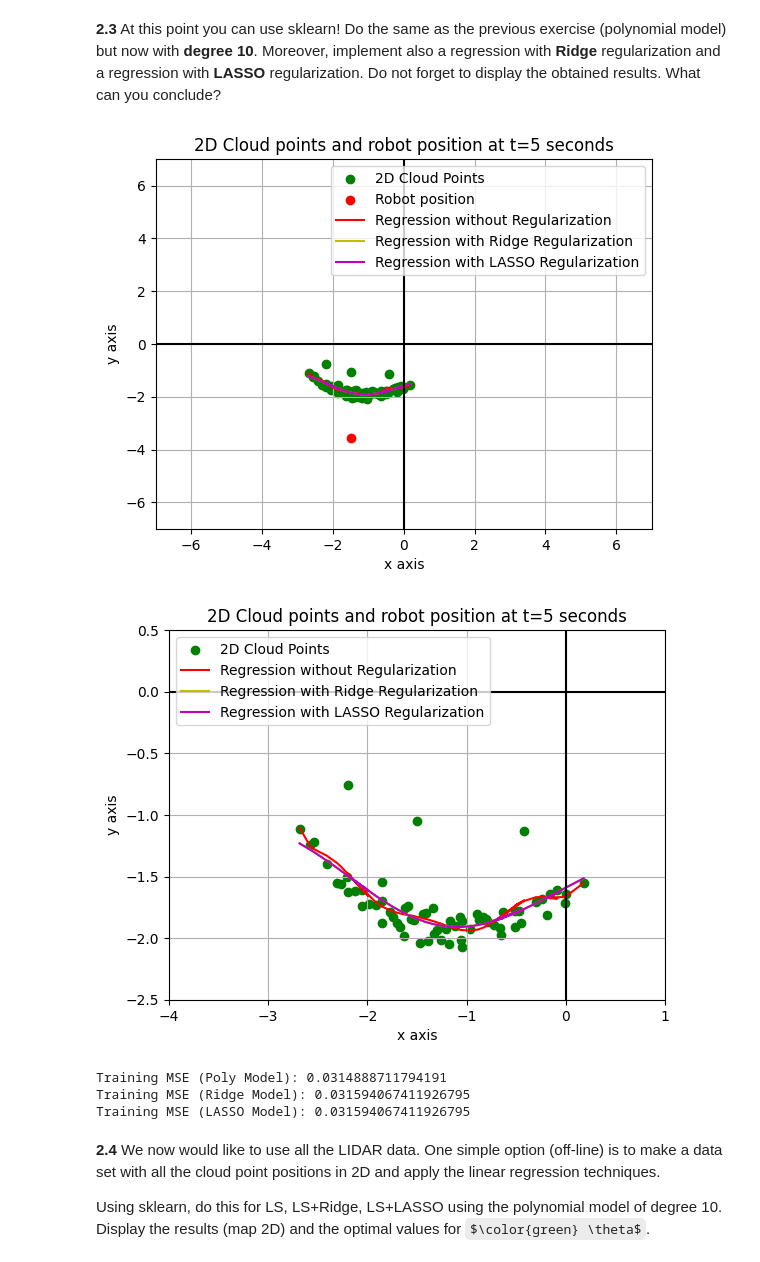
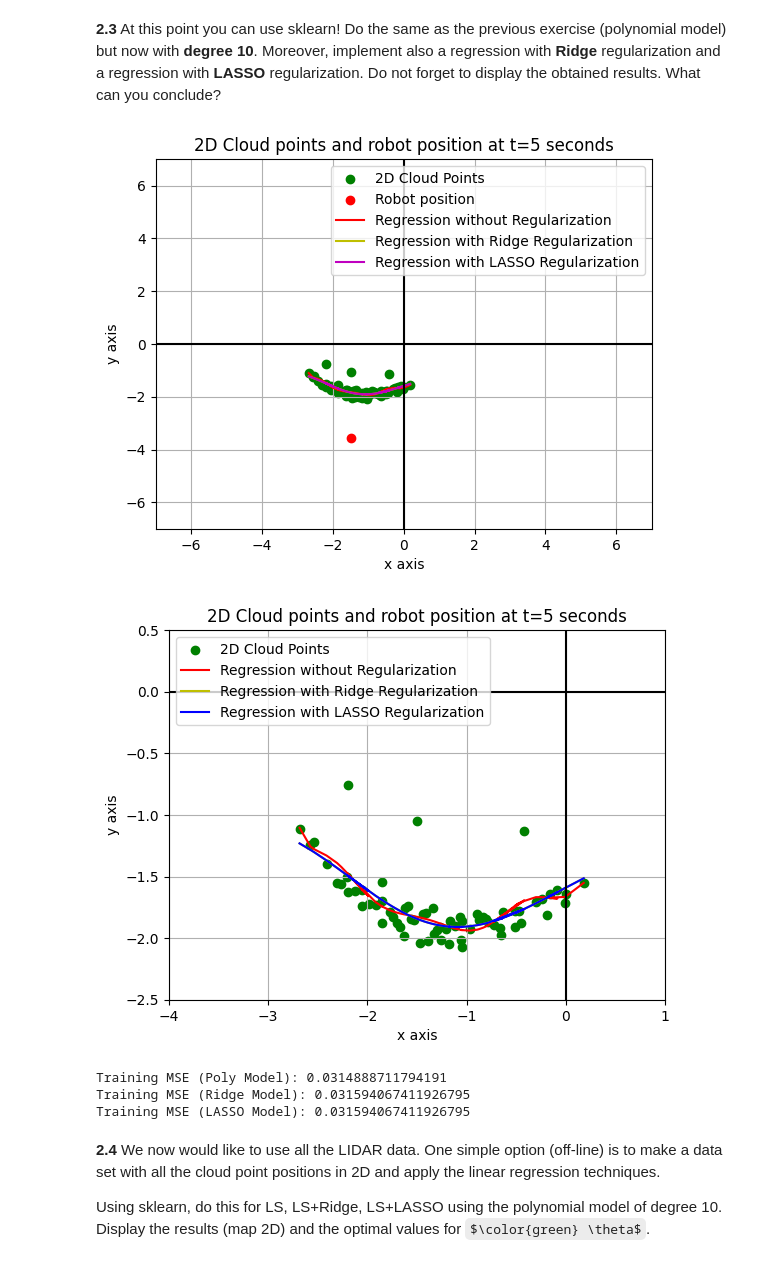
Before and after one commit to marianastvfs/ML2, a Jupyter notebook: ML_project1.ipynb, the cells around one changed output. Drawn from its saved outputs; the diff is of its cells as text; code cells hidden in the pictures; some formulas as TeX source.

```diff
--- a/ML_project1.ipynb
+++ b/ML_project1.ipynb
@@ -755,35 +756,35 @@ plt.axhline(y=0, c="black")
 plt.title( "2D Cloud points and robot position at t=5 seconds")
 plt.legend()
 plt.show()
 print("          ")
 
 #zoom in
 plot_size = 8
 plt.figure()
 plt.xlim(-4,1)
 plt.ylim(-2.5, 0.5)
 plt.scatter( x_o, y_o, c="green", label="2D Cloud Points")
 plt.plot(x_o, y_draw23, color="r", label="Regression without Regularization", linewidth=1.5)
 plt.plot(x_o, ydraw_ridge, color="y", label="Regression with Ridge Regularization", linewidth=1.5)
-plt.plot(x_o, ydraw_ridge, color="m", label="Regression with LASSO Regularization", linewidth=1.5)
+plt.plot(x_o, ydraw_ridge, color="b", label="Regression with LASSO Regularization", linewidth=1.5)
 plt.grid()
 plt.xlabel( "x axis" )
 plt.ylabel( "y axis" )
 plt.axvline(x=0, c="black")
 plt.axhline(y=0, c="black")
 
 plt.title( "2D Cloud points and robot position at t=5 seconds")
 plt.legend()
 plt.show()
 
 
 print("            ")
 print("Training MSE (Poly Model):", mean_squared_error(y_o, model_22.predict(x_training[:, np.newaxis])))
 print("Training MSE (Ridge Model):", mean_squared_error(y_o, gauss_model_ridge.predict(x_training[:, np.newaxis])))
 print("Training MSE (LASSO Model):", mean_squared_error(y_o, gauss_model_ridge.predict(x_training[:, np.newaxis])))
 # %% [output]
 [figure]
-[figure, old version]
+[figure, new version]
 Training MSE (Poly Model): 0.0314888711794191
 Training MSE (Ridge Model): 0.031594067411926795
 Training MSE (LASSO Model): 0.031594067411926795
```
Also changed, not shown: parts of 5 cells of this notebook.
